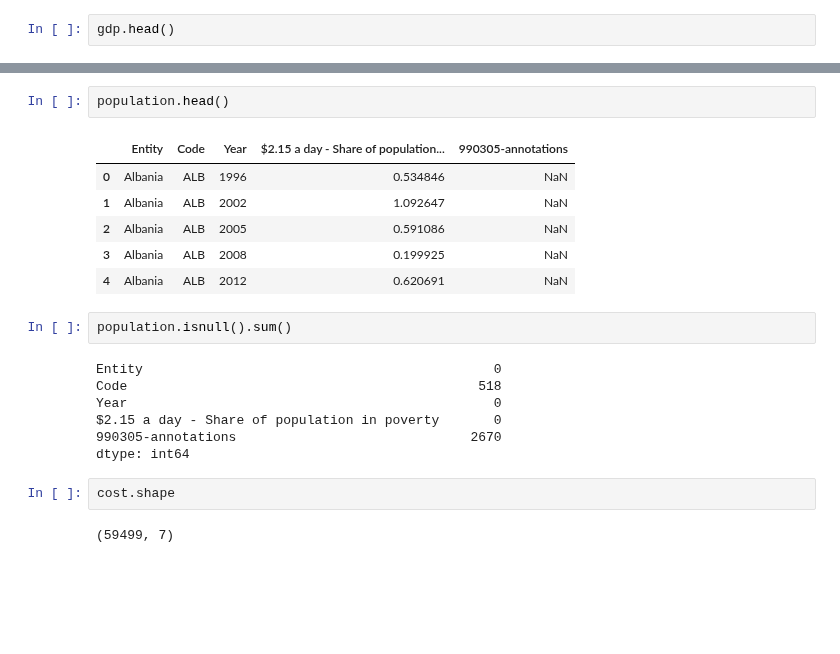
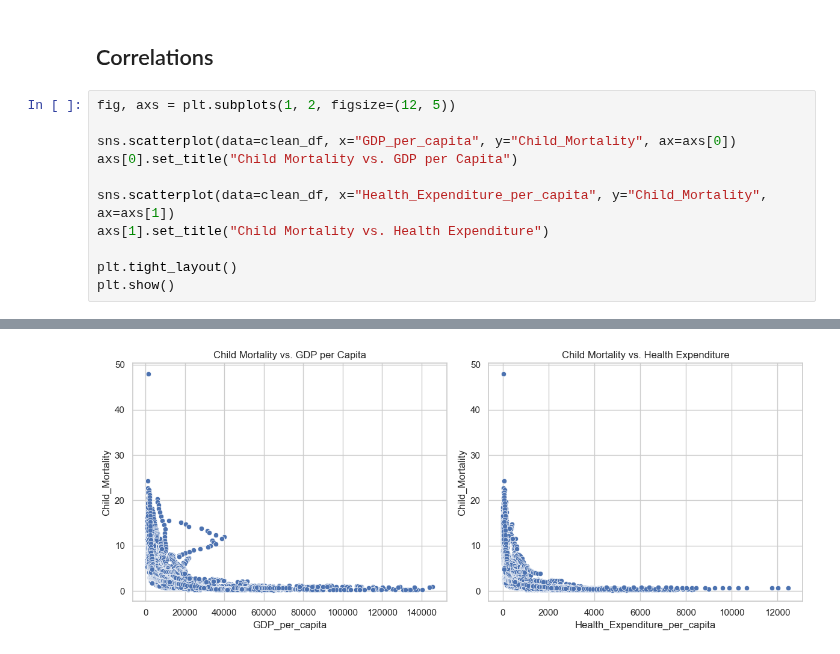
Before and after one commit to GreycinKim/DataScienceProjects, a Jupyter notebook: tetanus/tetanus.ipynb, the cells around one changed output, grey strips where cells are left out. Drawn from its saved outputs; the diff is of its cells as text; blank space fills up the shorter version.

```diff
--- a/tetanus/tetanus.ipynb
+++ b/tetanus/tetanus.ipynb
@@ -16,3 +49,14 @@ cost.head()
+# %% [markdown]
+## Correlations
 # %%
-gdp.head()
+fig, axs = plt.subplots(1, 2, figsize=(12, 5))
+
+sns.scatterplot(data=clean_df, x="GDP_per_capita", y="Child_Mortality", ax=axs[0])
+axs[0].set_title("Child Mortality vs. GDP per Capita")
+
+sns.scatterplot(data=clean_df, x="Health_Expenditure_per_capita", y="Child_Mortality", ax=axs[1])
+axs[1].set_title("Child Mortality vs. Health Expenditure")
+
+plt.tight_layout()
+plt.show()
 # %% [output]
@@ -25,22 +63 @@ gdp.head()
+[figure, added]
-# %%
-population.head()
-# %% [output]
-|  | Entity | Code | Year | $2.15 a day - Share of population... | 990305-annotations |
-| 0 | Albania | ALB | 1996 | 0.534846 | NaN |
-| 1 | Albania | ALB | 2002 | 1.092647 | NaN |
-| 2 | Albania | ALB | 2005 | 0.591086 | NaN |
-| 3 | Albania | ALB | 2008 | 0.199925 | NaN |
-| 4 | Albania | ALB | 2012 | 0.620691 | NaN |
-# %%
-population.isnull().sum()
-# %% [output]
-Entity                                             0
-Code                                             518
-Year                                               0
-$2.15 a day - Share of population in poverty       0
-990305-annotations                              2670
-dtype: int64
-# %%
-cost.shape
-# %% [output]
-(59499, 7)
```
Also changed, not shown: parts of 24 cells of this notebook, 6 other files.
